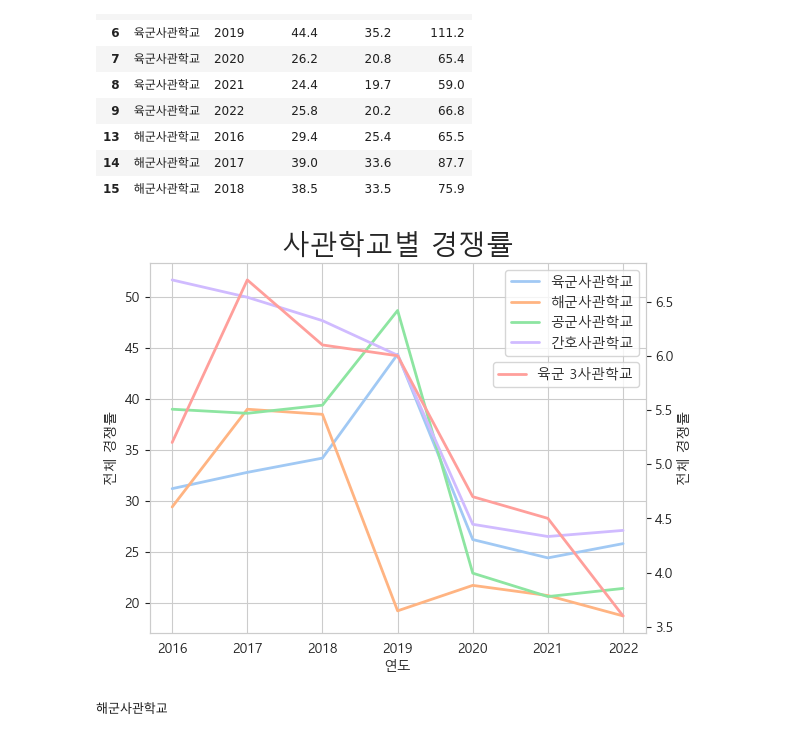
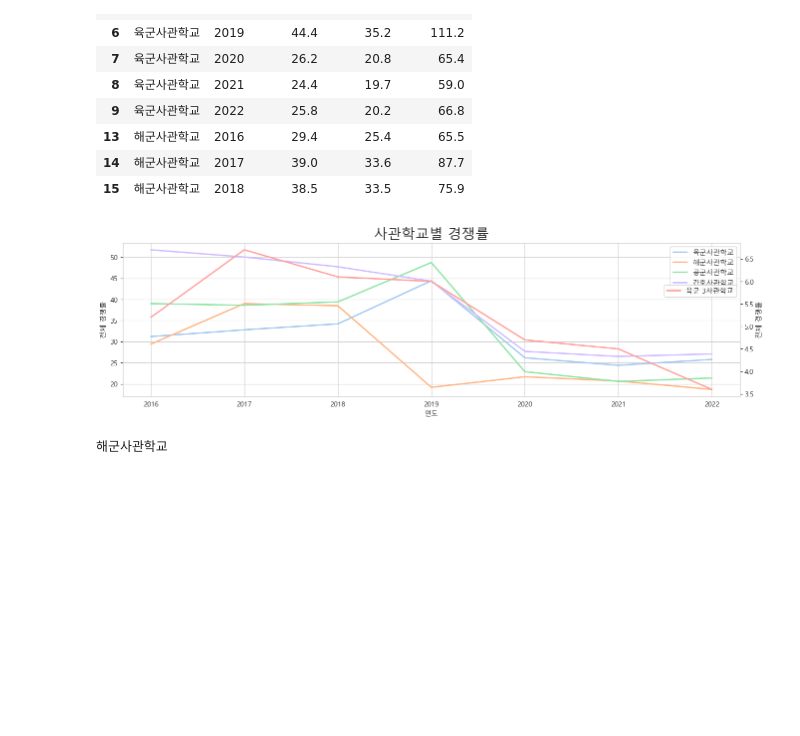
Before and after one commit to G-Nan/Heat_CCTV_Person_Detection, a Jupyter notebook: EDA/사관학교별_경쟁률.ipynb, the cells around one changed output. Saved outputs shown, nothing was run; the diff lists cells and outputs as text; code cells hidden in the pictures; blank space fills up the shorter version.

```diff
--- a/EDA/사관학교별_경쟁률.ipynb
+++ b/EDA/사관학교별_경쟁률.ipynb
@@ -28,30 +28,30 @@ df.head(10)
 # %%
 list_school = df['구분'].unique()
 
 i = 0
 
-fig, ax1 = plt.subplots()
+fig, ax1 = plt.subplots(figsize = (16, 4))
 ax2 = ax1.twinx()
 
 for s in list_school:
 
 
     df_s = df[df['구분'] == s]
 
     if i != 3:
         sns.lineplot(x = df_s['연도'], y = df_s['전체 경쟁률'], color = colors[i], ax = ax1, label = s, linewidth = 2)
 
     else:
         sns.lineplot(x = df_s['연도'], y = df_s['전체 경쟁률'], color = colors[i], ax = ax2, label = s, linewidth = 2)
         ax2.legend(bbox_to_anchor=(1, 0.75))
         ax2.grid(False)
 
     i += 1
 
 plt.title('사관학교별 경쟁률', fontsize = 20)
 plt.show()
 # %% [output]
-[figure, old version]
+[figure, new version]
 # %%
 s = list_school[1]
 df_s = df[df['구분'] == s]
```
Also changed, not shown: 6 other files.
